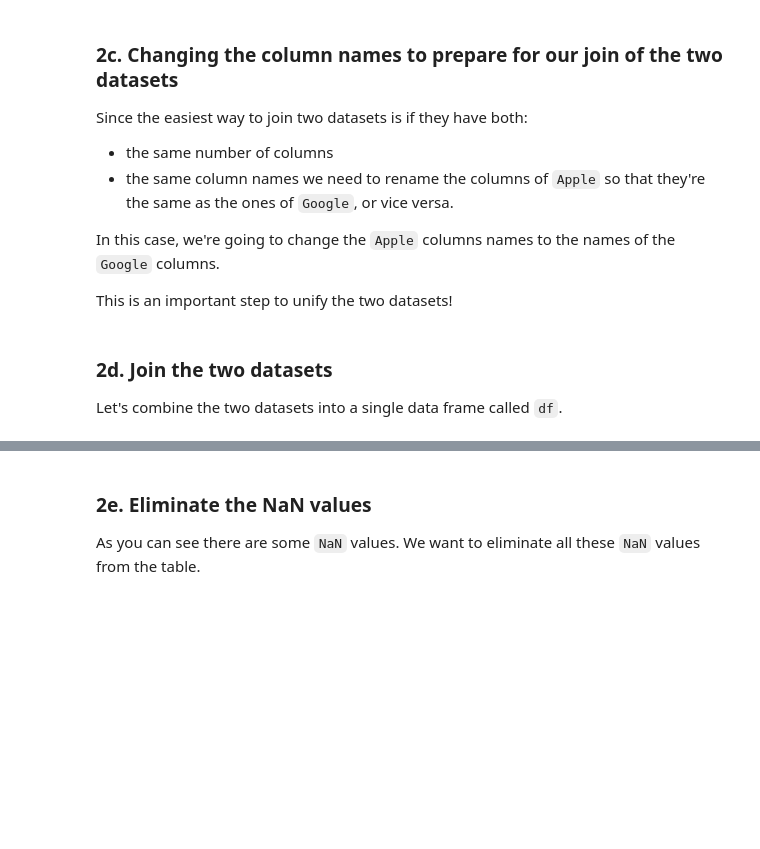
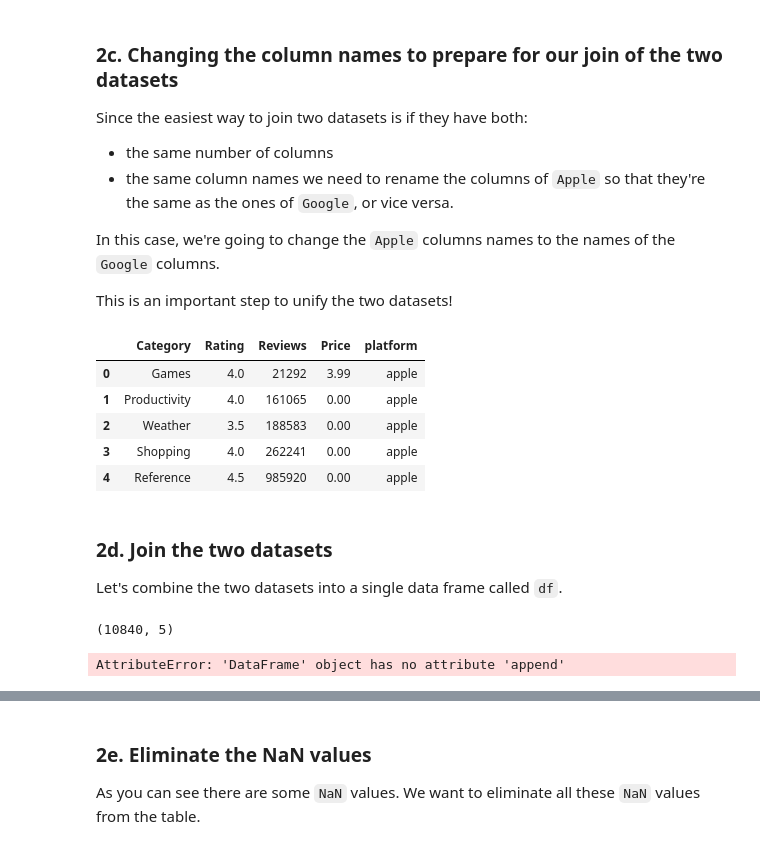
Before and after one commit to mdgarber/IntegratingApps, a Jupyter notebook: Project files/Springboard Apps project - Tier 3 - Complete.ipynb, the cells around one changed output, grey strips where cells are left out. Saved outputs shown, nothing was run; the diff lists cells and outputs as text; code cells hidden in the pictures; blank space fills up the shorter version.

Commit message:
at append data sets-  2d

```diff
--- a/Project files/Springboard Apps project - Tier 3 - Complete.ipynb
+++ b/Project files/Springboard Apps project - Tier 3 - Complete.ipynb
@@ -277,6 +272,6 @@ _ _ _
 Notice that the column `Reviews` is still an object column. We actually need this column to be a numeric column, too.
 # %%
 # Convert the 'Reviews' column to a numeric data type.
-_ _ _
+Google['Reviews'] = pd.to_numeric(Google['Reviews'])
 # %%
 # Let's check the data types of Google again
@@ -289,7 +290,11 @@ The reason we're making this column is so that we can ultimately join our Apple
 # %%
 # Create a column called 'platform' in both the Apple and Google dataframes.
 # Add the value 'apple' and the value 'google' as appropriate.
-_ _ _
+Google['platform'] = None
+Google['platform'] = Google['platform'].fillna('google')
+
+Apple['platform'] = None
+Apple['platform'] = Apple['platform'].fillna('apple')
 # %% [markdown]
 ### 2c. Changing the column names to prepare for our join of the two datasets
 Since the easiest way to join two datasets is if they have both:
@@ -303,19 +308,32 @@ This is an important step to unify the two datasets!
 # %%
 # Create a variable called old_names where you'll store the column names of the Apple dataframe.
 # Use the feature .columns.
-_ _ _
+old_names = list(Apple.columns)
 
 # Create a variable called new_names where you'll store the column names of the Google dataframe.
-_ _ _
+new_names = list(Google.columns)
 
 # Use the rename() DataFrame method to change the columns names.
-_ _ _
+Apple = Apple.rename(columns=dict(zip(Apple.columns, new_names)))
+# %%
+Apple.head()
+# %% [output]
+|  | Category | Rating | Reviews | Price | platform |
+| 0 | Games | 4.0 | 21292 | 3.99 | apple |
+| 1 | Productivity | 4.0 | 161065 | 0.00 | apple |
+| 2 | Weather | 3.5 | 188583 | 0.00 | apple |
+| 3 | Shopping | 4.0 | 262241 | 0.00 | apple |
+| 4 | Reference | 4.5 | 985920 | 0.00 | apple |
 # %% [markdown]
 ### 2d. Join the two datasets
 Let's combine the two datasets into a single data frame called `df`.
 # %%
 # Let's use the append() method to append Apple to Google.
-_ _ _
-
+print(Google.shape)
+Google.append(Apple)
+print(Google.shape)
 # Using the sample() method with the number 12 passed to it, check 12 random points of your dataset.
-_ _ _
+#_ _ _
+# %% [output]
+(10840, 5)
+AttributeError: 'DataFrame' object has no attribute 'append'
```
Also changed, not shown: parts of 6 cells of this notebook.
